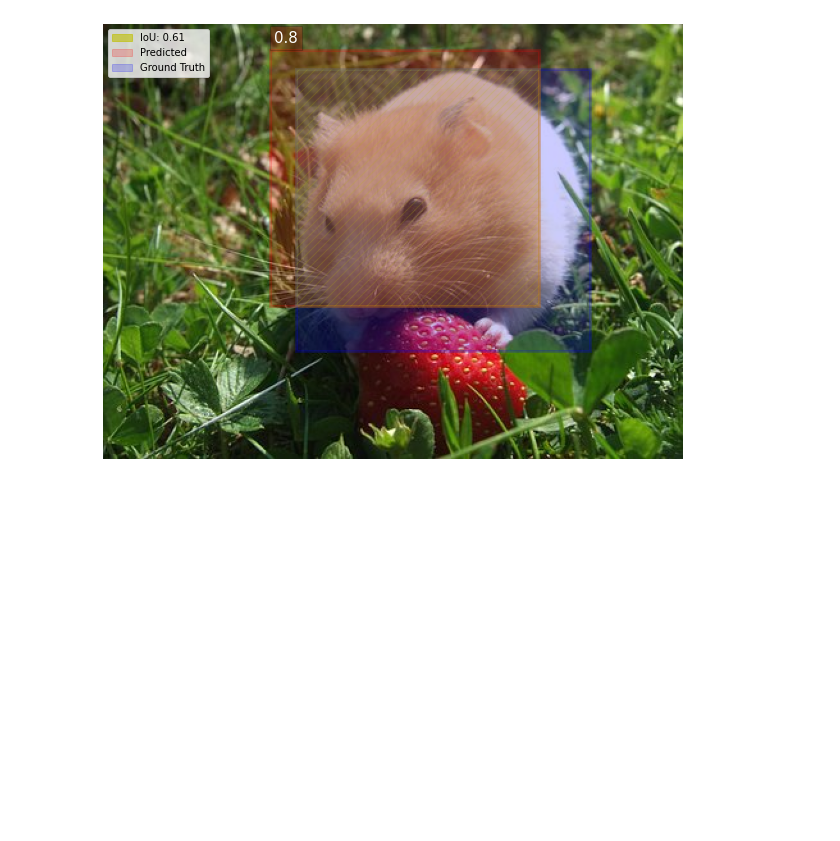
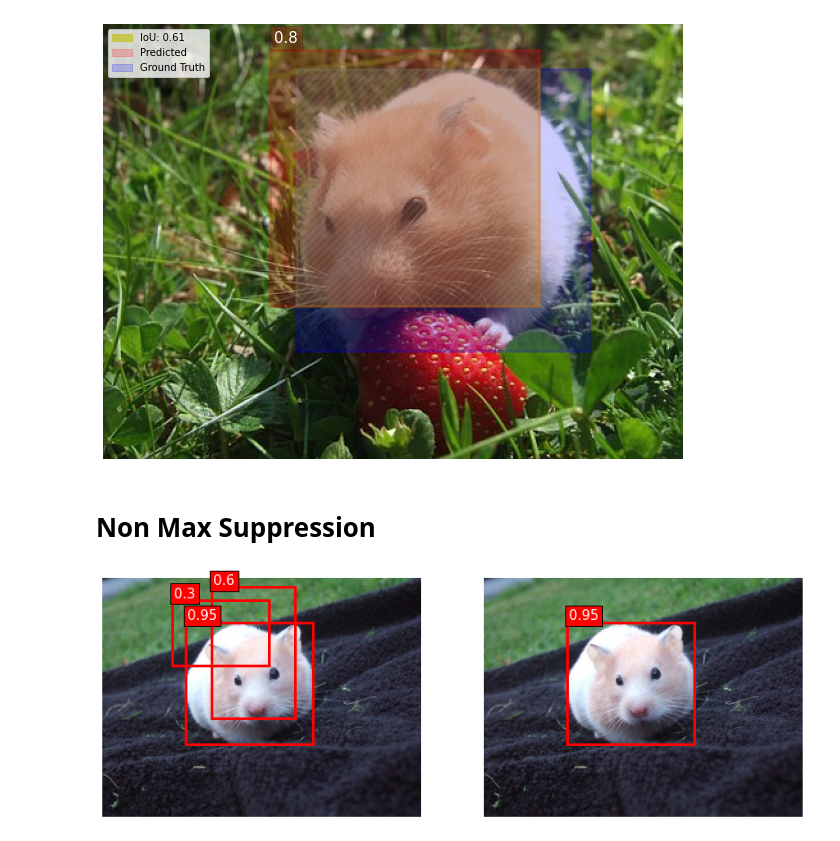
Before and after one commit to paulosantosneto/Machine-Learning-from-Scratch, a Jupyter notebook: computer_vision/Test.ipynb, the cells around one changed output. Cells and saved outputs as stored; diff of their text form; code cells hidden in the pictures; blank space fills up the shorter version.

```diff
--- a/computer_vision/Test.ipynb
+++ b/computer_vision/Test.ipynb
@@ -41,3 +39,5 @@ def plot_image(image, predicted, ground_truth, intersection, iou):
 plot_image(image_1, predicted_bboxes, ground_truth, bbox, value)
 # %% [output]
 [figure]
+# %% [markdown]
+# Non Max Suppression
@@ -43,0 +50,33 @@ plot_image(image_1, predicted_bboxes, ground_truth, bbox, value)
+# %%
+file_path = './dataset/image_2.jpg'
+image_2 = Image.open(file_path).convert('RGB')
+# %%
+# predictes_bboxes (list): [class_idx, probability, x1, y1, x2, y2]
+predicted_bboxes = [[0, 0.6, 250, 20, 440, 320], [0, 0.95, 190, 100, 480, 380], [0, 0.3, 160, 50, 380, 200]]
+# %%
+def plot_image(image, bboxes):
+
+    f = plt.figure(figsize=(14,10))
+    f.add_subplot(1, 2, 1)
+    plt.imshow(image)
+    ax = plt.gca()
+    for predicted in bboxes:
+        ax.add_patch(plt.Rectangle(predicted[2:], predicted[4]-predicted[2],  predicted[5]-predicted[3], color='r', fill=False, linewidth=3))
+        ax.text(predicted[2]+3, predicted[3]-6, str(predicted[1]), fontsize=15, bbox=dict(facecolor='r'), color='white')
+
+    plt.axis('off')
+
+    nms_bboxes = nms(bboxes=bboxes, prob_threshold=0.5, iou_threshold=0.5)
+
+    f.add_subplot(1, 2, 2)
+    plt.imshow(image)
+    ax = plt.gca()
+    for predicted in nms_bboxes:
+        ax.add_patch(plt.Rectangle(predicted[2:], predicted[4]-predicted[2],  predicted[5]-predicted[3], color='r', fill=False, linewidth=3))
+        ax.text(predicted[2]+3, predicted[3]-6, str(predicted[1]), fontsize=15, bbox=dict(facecolor='r'), color='white')
+    plt.axis('off')
+    plt.show()
+# %%
+plot_image(image_2, predicted_bboxes)
+# %% [output]
+[figure, added]
```
Also changed, not shown: parts of 3 cells of this notebook, 2 other files.
